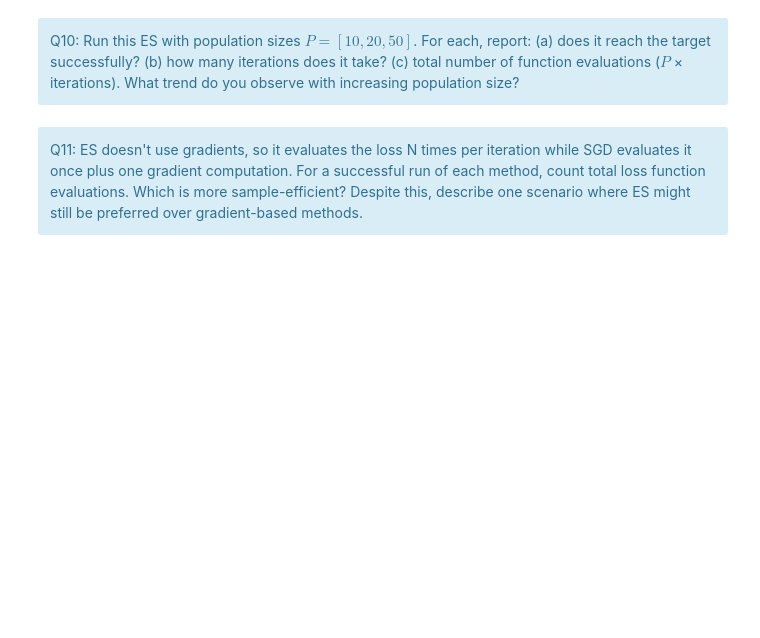
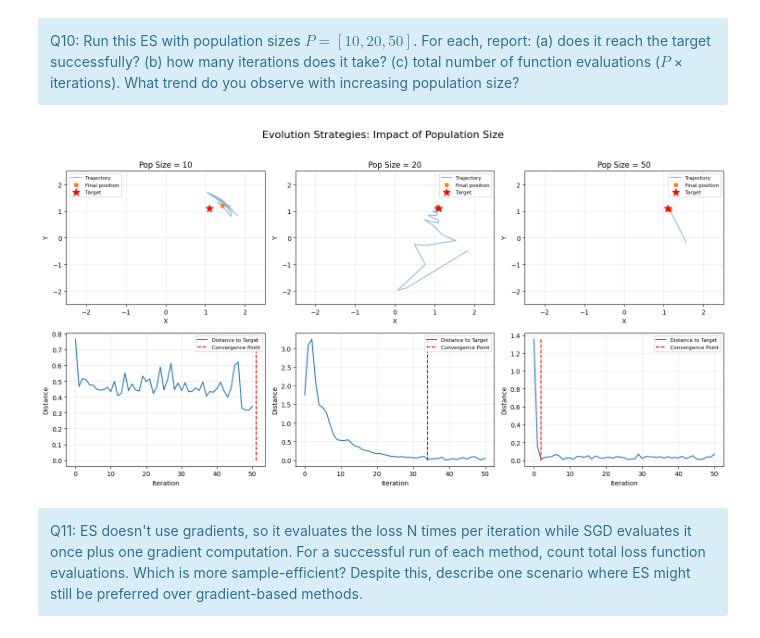
Before and after one commit to alextonon/BE_working_repo, a Jupyter notebook: FSD310_Stochastic/control_BE.ipynb, the cells around one changed output. Drawn from its saved outputs; the diff is of its cells as text; code cells hidden in the pictures; blank space fills up the shorter version.

```diff
--- a/FSD310_Stochastic/control_BE.ipynb
+++ b/FSD310_Stochastic/control_BE.ipynb
@@ -776,6 +813,62 @@ def evolutionnary_algorithm():
 # %% [markdown]
 <div class="alert alert-info">
     Q10: Run this ES with population sizes $P = [10, 20, 50]$. For each, report: (a) does it reach the target successfully? (b) how many iterations does it take? (c) total number of function evaluations ($P$ × iterations). What trend do you observe with increasing population size?</div>
+# %%
+pop_sizes = [10, 20, 50]
+
+results = {}
+THRESHOLD = 0.05
+
+fig, axes = plt.subplots(2, len(pop_sizes), figsize=(15, 8))
+fig.suptitle("Evolution Strategies: Impact of Population Size", fontsize=16)
+
+for i, pop_size in enumerate(pop_sizes):
+    theta_init = np.random.randn(2)  # Initialize a population of joint angles
+    target = TARGET_1
+    lengths = LENGTHS
+    sigma = 0.1
+    n_iterations = 50
+    alpha = 1e-1
+
+    theta_ea = evolutionary_algorithm(theta_init,
+                                      target, lengths, sigma, n_iterations, alpha, pop_size)
+
+    final_positions = jnp.array([forward_kinematics_jax(theta_ea[i], lengths) for i in range(n_iterations + 1)])
+    results[pop_size] = final_positions
+
+    ax = axes[0, i]
+    ax.set_title(f"Pop Size = {pop_size}")
+    ax.plot(final_positions[:, 0], final_positions[:, 1], alpha=0.5, label='Trajectory')
+    ax.plot(final_positions[-1, 0], final_positions[-1, 1], 'o', label='Final position')
+    ax.plot(target[0], target[1], 'r*', markersize=12, label='Target')
+    ax.set_xlim(-2.5, 2.5)
+    ax.set_ylim(-2.5, 2.5)
+    ax.grid(alpha=0.3)
+    ax.set_xlabel("X")
+    ax.set_ylabel("Y")
+    ax.legend(fontsize=8)
+
+    # --- Subplot 2 : Distance à la cible
+    under_threshold = np.linalg.norm(final_positions - target, axis=1) < THRESHOLD
+    convergence = n_iterations + 1
+    for idx in range(len(under_threshold)):
+        if under_threshold[idx]:
+            convergence = idx
+            break
+
+    ax2 = axes[1, i]
+    distances = jnp.linalg.norm(final_positions - target, axis=1)
+    ax2.plot(distances, label='Distance to Target')
+    ax2.vlines(convergence, ymin=0, ymax=distances.max(), colors='r', linestyles='dashed', label='Convergence Point')
+    ax2.set_xlabel("Iteration")
+    ax2.set_ylabel("Distance")
+    ax2.grid(alpha=0.3)
+    ax2.legend(fontsize=8)
+
+plt.tight_layout(rect=[0, 0, 1, 0.96])
+plt.show()
+# %% [output]
+[figure, added]
 # %% [markdown]
 <div class="alert alert-info">
 Q11: ES doesn't use gradients, so it evaluates the loss N times per iteration while SGD evaluates it once plus one gradient computation. For a successful run of each method, count total loss function evaluations. Which is more sample-efficient? Despite this, describe one scenario where ES might still be preferred over gradient-based methods.</div>
```
Also changed, not shown: parts of 15 cells of this notebook.
